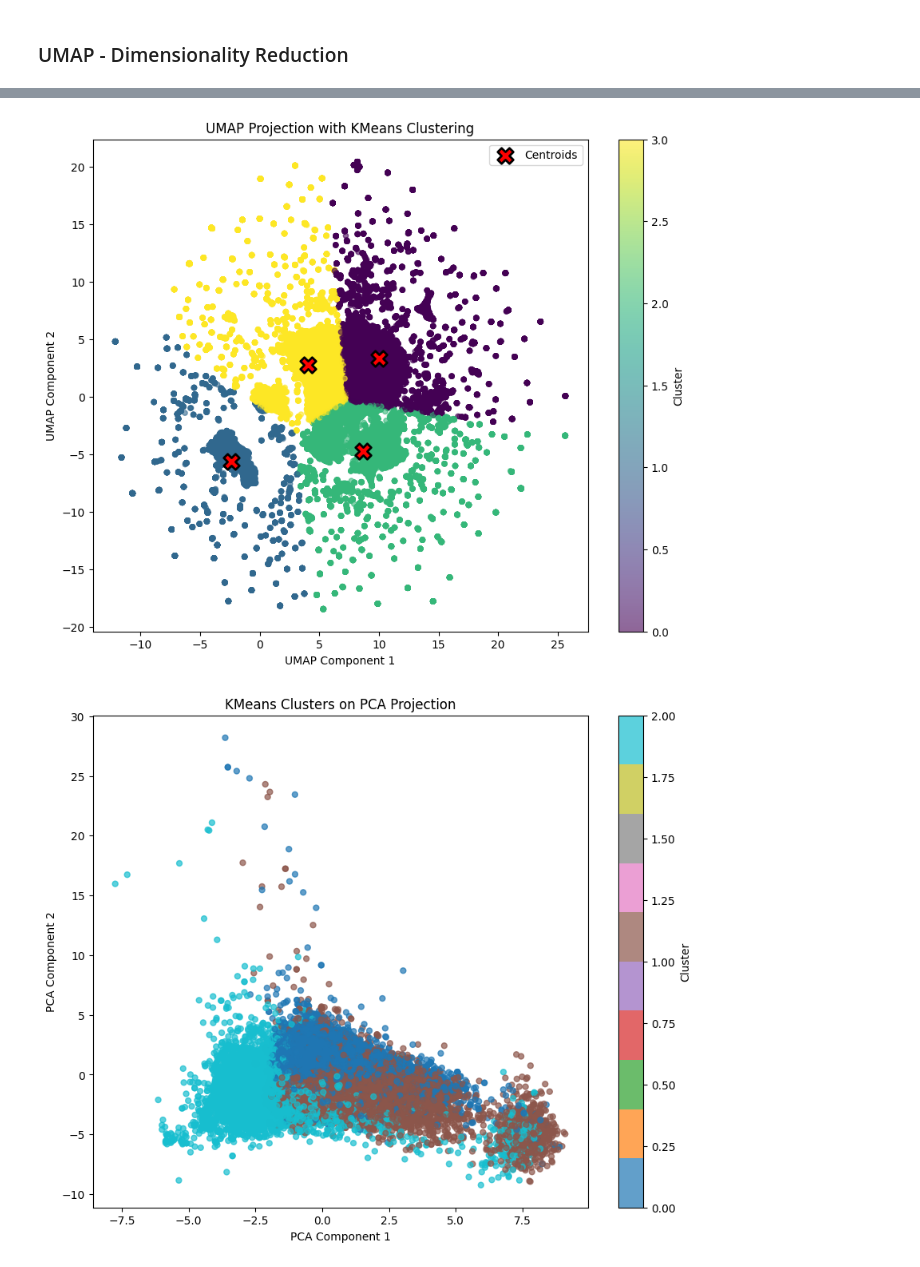
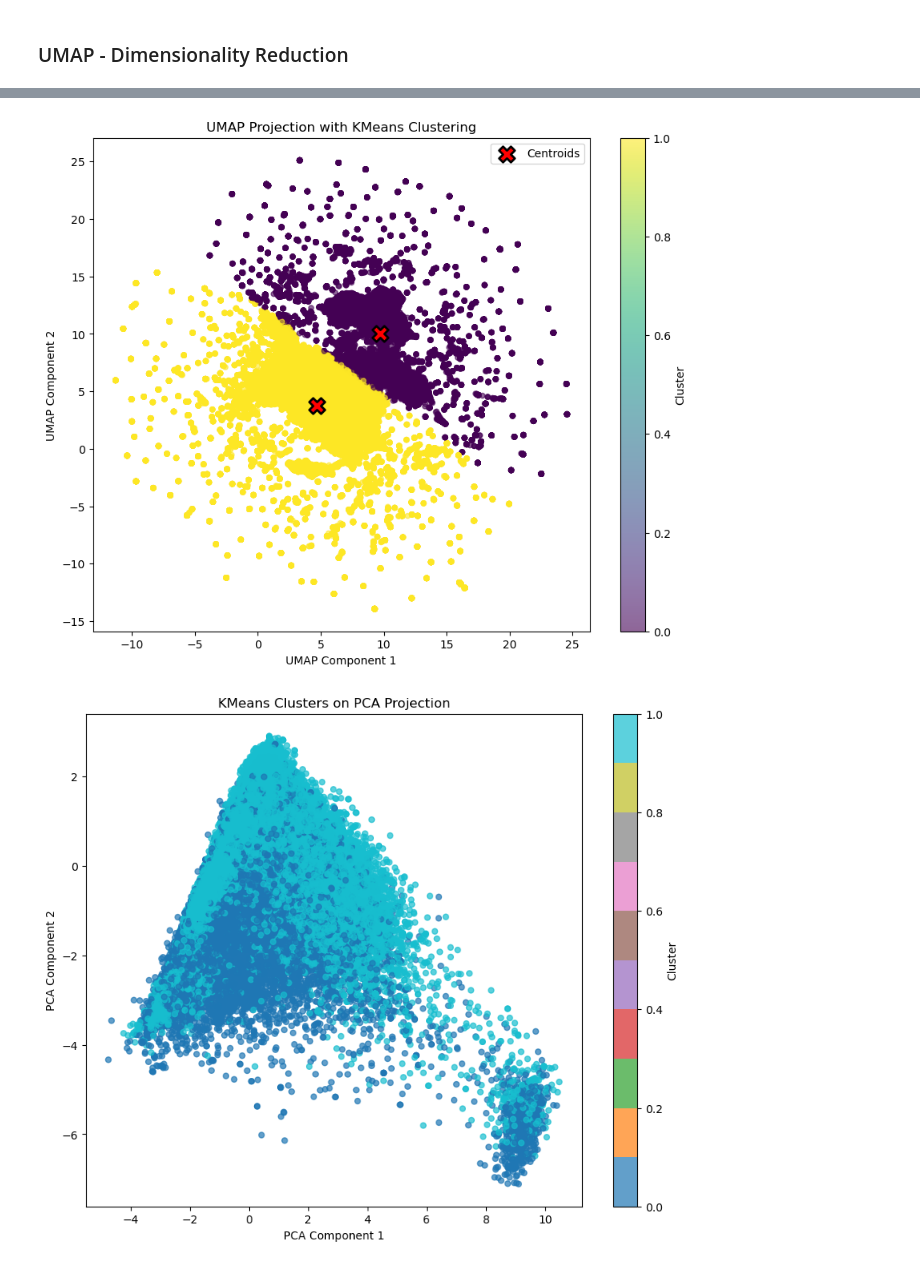
Before and after one commit to iinesclaro/ml2_projects, a Jupyter notebook: spotify_tracks_main.ipynb, the cells around one changed output, grey strips where cells are left out. Saved outputs shown, nothing was run; the diff lists cells and outputs as text; code cells hidden in the pictures.

```diff
--- a/spotify_tracks_main.ipynb
+++ b/spotify_tracks_main.ipynb
@@ -190,5 +193,5 @@ plt.show()
 # %%
-features = ['popularity', 'danceability', 'energy', 'acousticness',
+features = ['popularity', 'danceability', 'energy', 'speechiness',
             'liveness', 'valence', 'tempo'] # mode is not used since it is a binary feature and could impact clustering results
 
 spotify_clustering = df_spotify[features].copy()
@@ -358,6 +343,6 @@ plt.show()
 # %%
 # Apply KMeans clustering on UMAP embeddings (using optimal number of clusters)
-kmeans_umap = KMeans(n_clusters=4, random_state=42)
+kmeans_umap = KMeans(n_clusters=2, random_state=42)
 clusters_umap = kmeans_umap.fit_predict(umap_embeddings)
 
 plt.figure(figsize=(10, 8))
@@ -370,17 +355,17 @@ plt.colorbar(scatter, label='Cluster')
 plt.legend()
 plt.show()
 # %% [output]
-[figure, old version]
+[figure, new version]
 # %%
 pca = PCA(n_components=2, random_state=42)
 pca_embeddings = pca.fit_transform(spotify_clustering_scaled)
 
 plt.figure(figsize=(10, 8))
-scatter = plt.scatter(pca_embeddings[:, 0], pca_embeddings[:, 1], c=clusters, cmap='tab10', alpha=0.7, s=25)
+scatter = plt.scatter(pca_embeddings[:, 0], pca_embeddings[:, 1], c=clusters_umap, cmap='tab10', alpha=0.7, s=25)
 plt.xlabel('PCA Component 1')
 plt.ylabel('PCA Component 2')
 plt.title('KMeans Clusters on PCA Projection')
 plt.colorbar(scatter, label='Cluster')
 plt.show()
 # %% [output]
-[figure, old version]
+[figure, new version]
```
Also changed, not shown: parts of 12 cells of this notebook.
